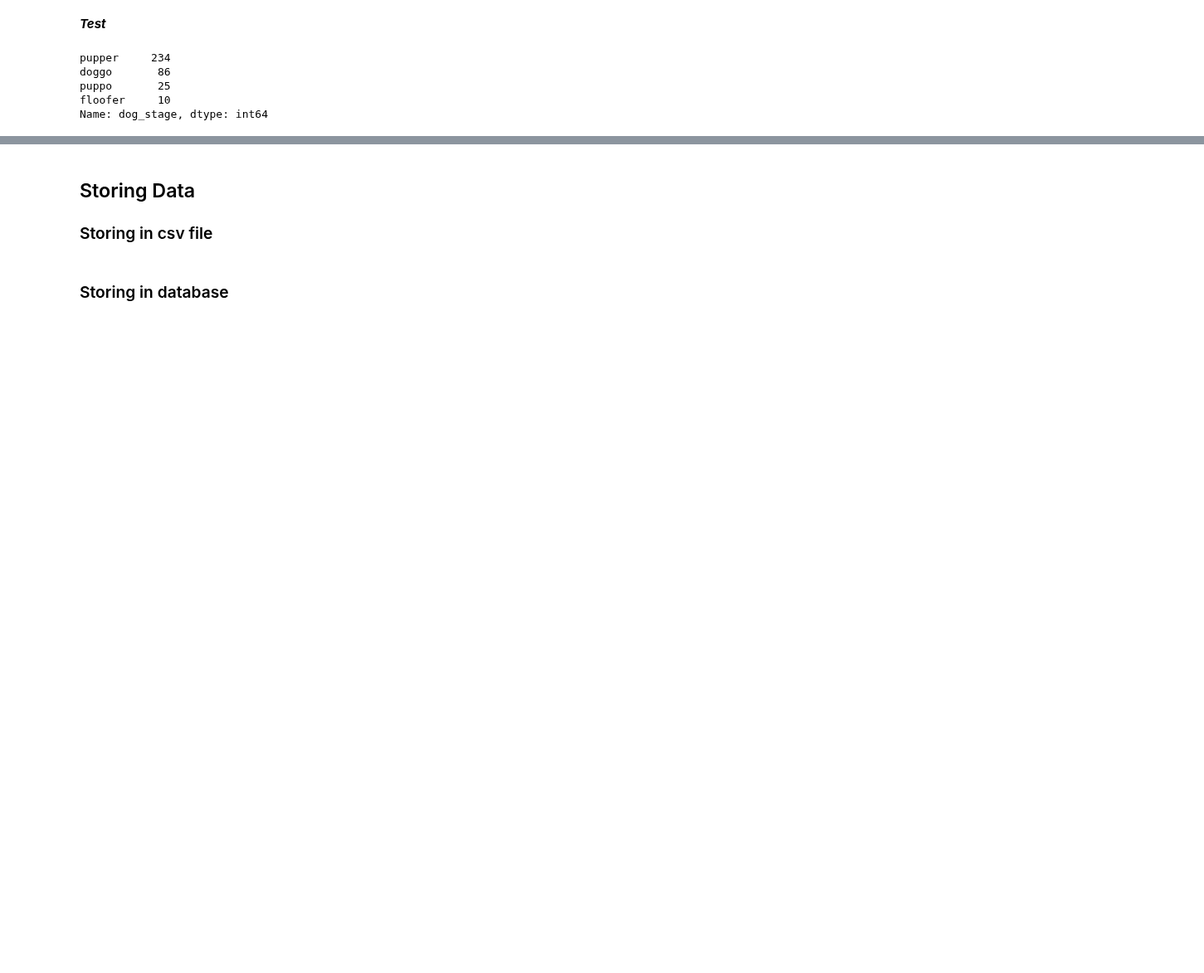
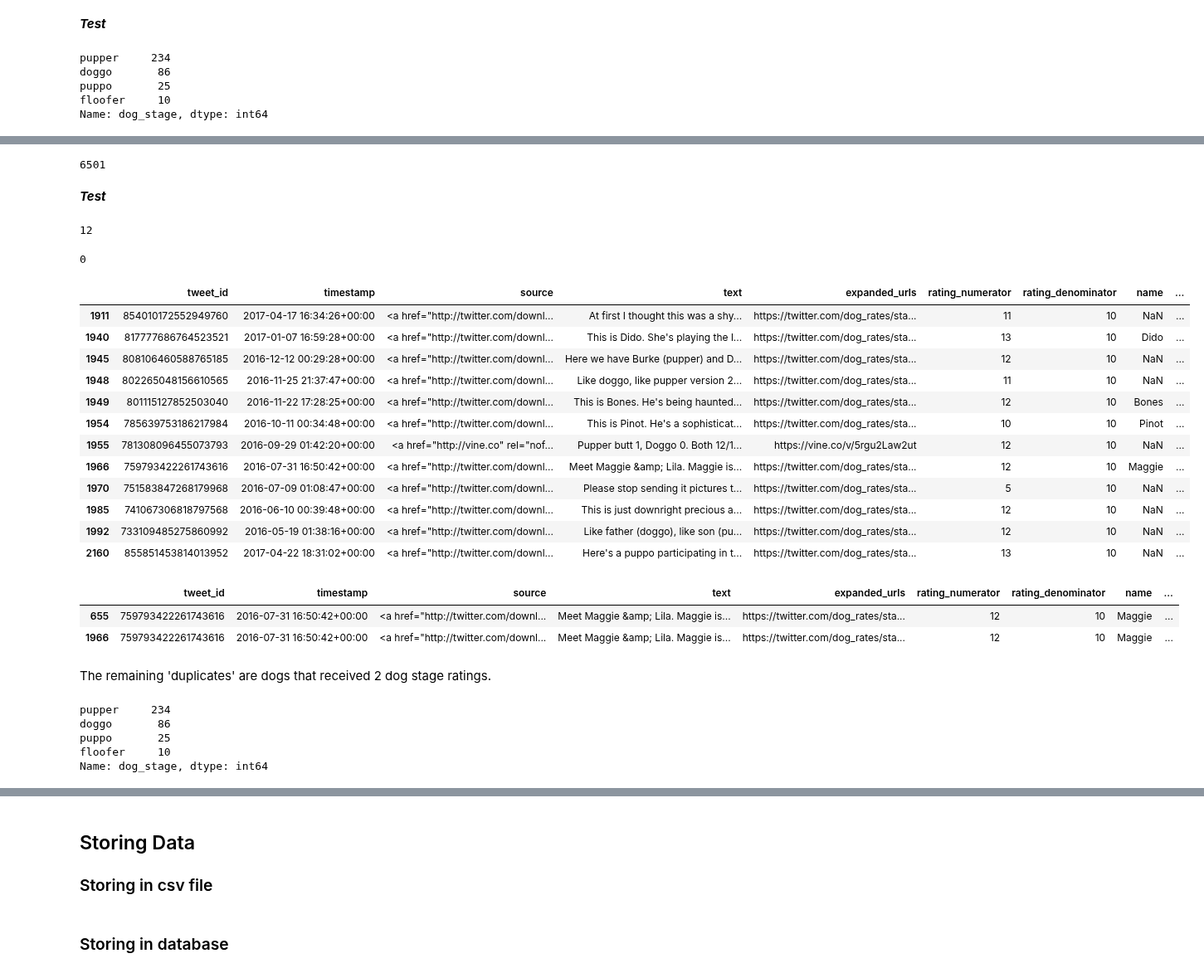
Before and after one commit to EsosaOrumwese/ALX-T-Nanodegree, a Jupyter notebook: Data Analytics/Projects/WeRateDogs Twitter/WeRateDogs Twitter_Data Wrangling Project.ipynb, the cells around one changed output, grey strips where cells are left out. Shown at 83% size. Cells and saved outputs as stored; diff of their text form; code cells hidden in the pictures; blank space fills up the shorter version.

```diff
--- a/Data Analytics/Projects/WeRateDogs Twitter/WeRateDogs Twitter_Data Wrangling Project.ipynb
+++ b/Data Analytics/Projects/WeRateDogs Twitter/WeRateDogs Twitter_Data Wrangling Project.ipynb
@@ -128,8 +128,8 @@ access_token_secret = "your access token secret"
 # %% [markdown]
 Creating the API object that I'll use to gather Twitter data.
 # %%
-#auth = tweepy.OAuthHandler(api_key, api_key_secret)
-#auth.set_access_token(access_token, access_token_secret)
+auth = tweepy.OAuthHandler(api_key, api_key_secret)
+auth.set_access_token(access_token, access_token_secret)
 
 api = tweepy.API(auth=auth, wait_on_rate_limit=True)
 # %% [markdown]
@@ -1197,3 +1204,69 @@ Name: dog_stage, dtype: int64
+# %%
+# number of duplicated rows
+master_df.drop('dog_stage', axis=1).duplicated().sum()
+# %% [output]
+6501
+# %%
+# dropping initial duplicates
+master_df.drop_duplicates(inplace=True, ignore_index=True)
+
+# find tweet_id for rows that have a non-null value in `dog_stage`
+dog_stage_nonull = master_df[master_df.dog_stage.notna()]
+dog_stage_nonan_tweetId = dog_stage_nonull.tweet_id
+
+# create a subset of the master_df for all selected tweet_ids
+## this df includes rows where dog_stage has a value and is also Null
+master_dog_stage = master_df.query("tweet_id in @dog_stage_nonan_tweetId")
+
+# create another subset from `master_dog_stage` where dog_stage is NaN
+## selecting out the rows with NaN values. These are the real duplicates
+master_dog_stage_NaN = master_dog_stage[master_dog_stage.dog_stage.isna()]
+
+# from master_df drop all indexes in master_dog_stage_NaN
+master_df = master_df.drop(index=master_dog_stage_NaN.index).reset_index(drop=True)
+# %% [markdown]
+***Test***
+# %%
+# number of duplicated rows
+master_df.drop('dog_stage', axis=1).duplicated().sum()
+# %% [output]
+12
+# %%
+master_df.duplicated().sum()
+# %% [output]
+0
+# %%
+master_df[master_df.drop('dog_stage', axis=1).duplicated()]
+# %% [output]
+|  | tweet_id | timestamp | source | text | expanded_urls | rating_numerator | rating_denominator | name | ... |
+| 1911 | 854010172552949760 | 2017-04-17 16:34:26+00:00 | <a href="http://twitter.com/downl... | At first I thought this was a shy... | https://twitter.com/dog_rates/sta... | 11 | 10 | NaN | ... |
+| 1940 | 817777686764523521 | 2017-01-07 16:59:28+00:00 | <a href="http://twitter.com/downl... | This is Dido. She's playing the l... | https://twitter.com/dog_rates/sta... | 13 | 10 | Dido | ... |
+| 1945 | 808106460588765185 | 2016-12-12 00:29:28+00:00 | <a href="http://twitter.com/downl... | Here we have Burke (pupper) and D... | https://twitter.com/dog_rates/sta... | 12 | 10 | NaN | ... |
+| 1948 | 802265048156610565 | 2016-11-25 21:37:47+00:00 | <a href="http://twitter.com/downl... | Like doggo, like pupper version 2... | https://twitter.com/dog_rates/sta... | 11 | 10 | NaN | ... |
+| 1949 | 801115127852503040 | 2016-11-22 17:28:25+00:00 | <a href="http://twitter.com/downl... | This is Bones. He's being haunted... | https://twitter.com/dog_rates/sta... | 12 | 10 | Bones | ... |
+| 1954 | 785639753186217984 | 2016-10-11 00:34:48+00:00 | <a href="http://twitter.com/downl... | This is Pinot. He's a sophisticat... | https://twitter.com/dog_rates/sta... | 10 | 10 | Pinot | ... |
+| 1955 | 781308096455073793 | 2016-09-29 01:42:20+00:00 | <a href="http://vine.co" rel="nof... | Pupper butt 1, Doggo 0. Both 12/1... | https://vine.co/v/5rgu2Law2ut | 12 | 10 | NaN | ... |
+| 1966 | 759793422261743616 | 2016-07-31 16:50:42+00:00 | <a href="http://twitter.com/downl... | Meet Maggie &amp; Lila. Maggie is... | https://twitter.com/dog_rates/sta... | 12 | 10 | Maggie | ... |
+| 1970 | 751583847268179968 | 2016-07-09 01:08:47+00:00 | <a href="http://twitter.com/downl... | Please stop sending it pictures t... | https://twitter.com/dog_rates/sta... | 5 | 10 | NaN | ... |
+| 1985 | 741067306818797568 | 2016-06-10 00:39:48+00:00 | <a href="http://twitter.com/downl... | This is just downright precious a... | https://twitter.com/dog_rates/sta... | 12 | 10 | NaN | ... |
+| 1992 | 733109485275860992 | 2016-05-19 01:38:16+00:00 | <a href="http://twitter.com/downl... | Like father (doggo), like son (pu... | https://twitter.com/dog_rates/sta... | 12 | 10 | NaN | ... |
+| 2160 | 855851453814013952 | 2017-04-22 18:31:02+00:00 | <a href="http://twitter.com/downl... | Here's a puppo participating in t... | https://twitter.com/dog_rates/sta... | 13 | 10 | NaN | ... |
+# %%
+master_df.query("tweet_id == 759793422261743616")
+# %% [output]
+|  | tweet_id | timestamp | source | text | expanded_urls | rating_numerator | rating_denominator | name | ... |
+| 655 | 759793422261743616 | 2016-07-31 16:50:42+00:00 | <a href="http://twitter.com/downl... | Meet Maggie &amp; Lila. Maggie is... | https://twitter.com/dog_rates/sta... | 12 | 10 | Maggie | ... |
+| 1966 | 759793422261743616 | 2016-07-31 16:50:42+00:00 | <a href="http://twitter.com/downl... | Meet Maggie &amp; Lila. Maggie is... | https://twitter.com/dog_rates/sta... | 12 | 10 | Maggie | ... |
+# %% [markdown]
+The remaining 'duplicates' are dogs that received 2 dog stage ratings.
+# %%
+master_df.dog_stage.value_counts()
+# %% [output]
+pupper     234
+doggo       86
+puppo       25
+floofer     10
+Name: dog_stage, dtype: int64
 # %%
 master_df[master_df.dog_stage.notna()].sample(10)
 # %% [output]
```
Also changed, not shown: parts of 49 cells of this notebook, 2 other files.
